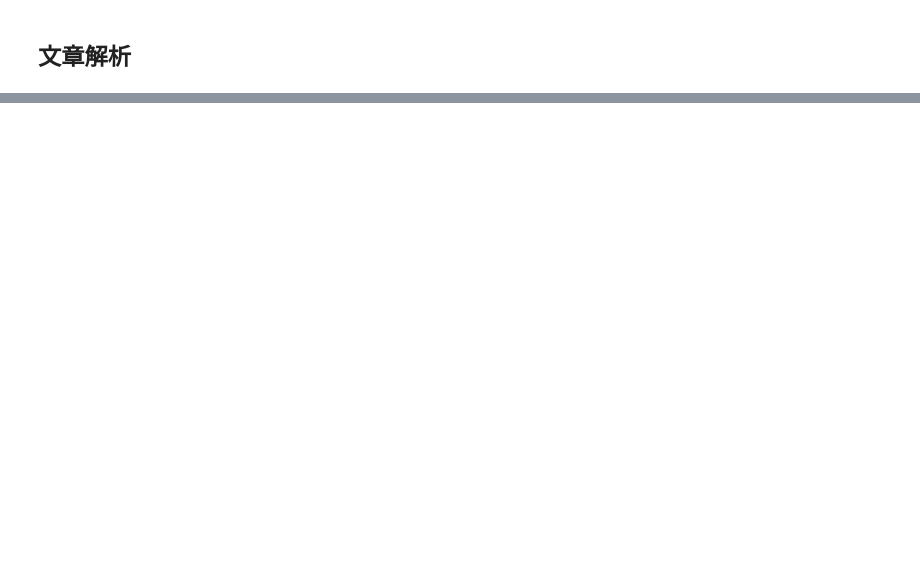
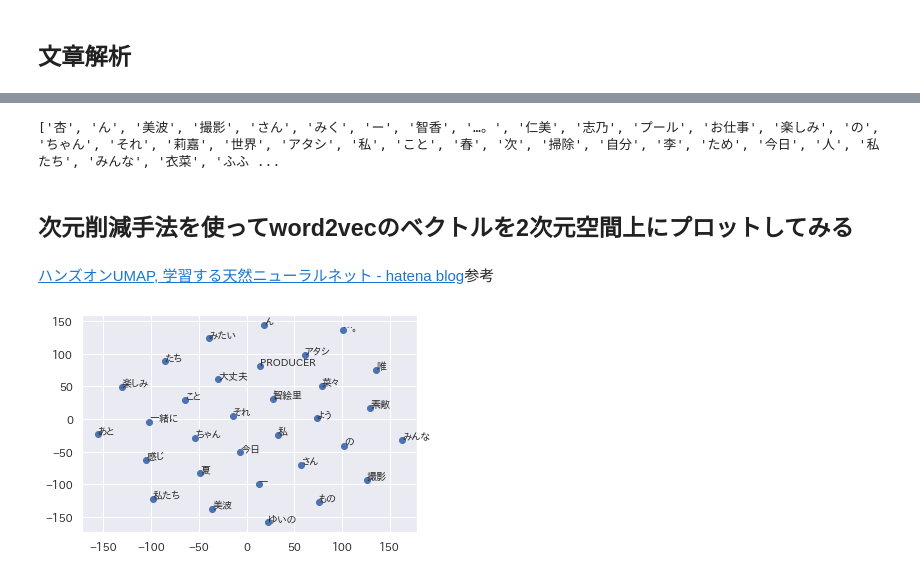
Before and after one commit to waniKN/idol_info, a Jupyter notebook: crawling_and_visuallize.ipynb, the cells around one changed output, grey strips where cells are left out. Cells and saved outputs as stored; diff of their text form; code cells hidden in the pictures; blank space fills up the shorter version.

```diff
--- a/crawling_and_visuallize.ipynb
+++ b/crawling_and_visuallize.ipynb
@@ -277,0 +343,7 @@ corpora.MmCorpus.serialize('./data/text.mm', corpus)  # 保存
+# %%
+model = word2vec.Word2Vec.load(f"./data/{idol[0]}.w2v.model")
+
+specword = "PRODUCER"
+
+for result in model.wv.most_similar(positive=specword):
+    print(result)
@@ -277,0 +361,29 @@ corpora.MmCorpus.serialize('./data/text.mm', corpus)  # 保存
+# %%
+sim_words = [x[0] for x in model.most_similar(specword, topn=50)]
+sim_words.append(specword)
+labels = []
+vecs = []
+for word in sim_words:
+    vecs.append(model[word])
+    labels.append(word)
+
+print(labels)
+# %% [output]
+['杏', 'ん', '美波', '撮影', 'さん', 'みく', 'ー', '智香', '…。', '仁美', '志乃', 'プール', 'お仕事', '楽しみ', 'の', 'ちゃん', 'それ', '莉嘉', '世界', 'アタシ', '私', 'こと', '春', '次', '掃除', '自分', '李', 'ため', '今日', '人', '私たち', 'みんな', '衣菜', 'ふふ ...
+# %% [markdown]
+## 次元削減手法を使ってword2vecのベクトルを2次元空間上にプロットしてみる
+# %% [markdown]
+[ハンズオンUMAP, 学習する天然ニューラルネット - hatena blog](https://aotamasaki.hatenablog.com/entry/2018/07/28/220102)参考
+# %%
+tsne = TSNE(random_state=428)
+result = tsne.fit_transform(vecs)
+
+plt.scatter(result[:,0], result[:,1], cmap=cm.tab10)
+
+for i in range(len(result)):
+    plt.annotate(labels[i],
+                 xy=(result[i, 0]+0.1, result[i, 1]+0.1),
+                 xytext=(0, 0),
+                 textcoords='offset points')
+# %% [output]
+[figure, added]
```
Also changed, not shown: parts of 53 cells of this notebook, 1 other file.
